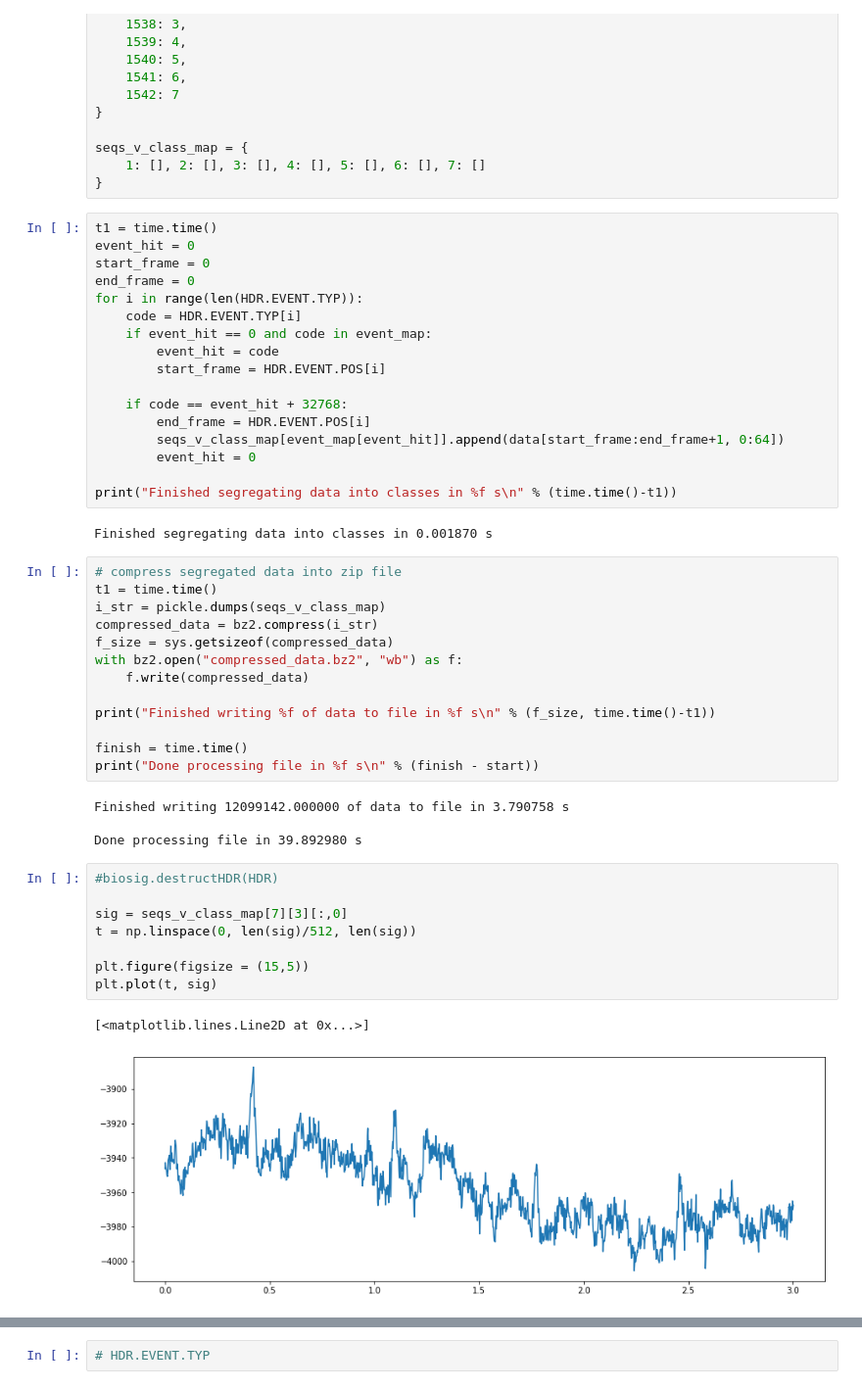
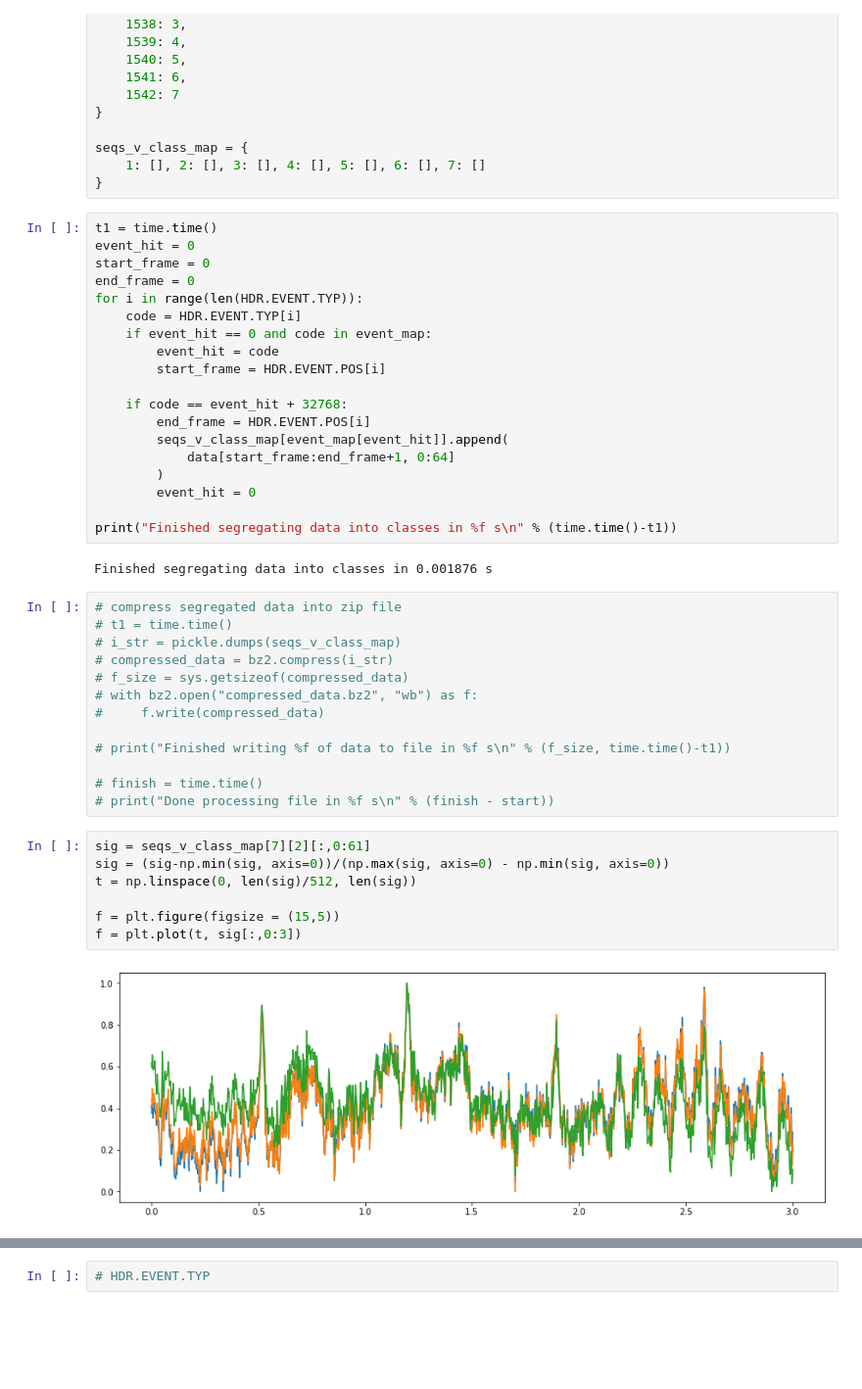
Before and after one commit to ductai199x/eeg-deeplearning, a Jupyter notebook: data_extraction/src/notebooks/test_biosig.ipynb, the cells around one changed output, grey strips where cells are left out. Shown at 98% size. Cells and saved outputs as stored; diff of their text form; blank space fills up the shorter version.

Commit message:
update data extract and create db

```diff
--- a/data_extraction/src/notebooks/test_biosig.ipynb
+++ b/data_extraction/src/notebooks/test_biosig.ipynb
@@ -67,37 +69,33 @@ for i in range(len(HDR.EVENT.TYP)):
 
     if code == event_hit + 32768:
         end_frame = HDR.EVENT.POS[i]
-        seqs_v_class_map[event_map[event_hit]].append(data[start_frame:end_frame+1, 0:64])
+        seqs_v_class_map[event_map[event_hit]].append(
+            data[start_frame:end_frame+1, 0:64]
+        )
         event_hit = 0
 
 print("Finished segregating data into classes in %f s\n" % (time.time()-t1))
 # %% [output]
-Finished segregating data into classes in 0.001870 s
+Finished segregating data into classes in 0.001876 s
 # %%
 # compress segregated data into zip file
-t1 = time.time()
-i_str = pickle.dumps(seqs_v_class_map)
-compressed_data = bz2.compress(i_str)
-f_size = sys.getsizeof(compressed_data)
-with bz2.open("compressed_data.bz2", "wb") as f:
-    f.write(compressed_data)
+# t1 = time.time()
+# i_str = pickle.dumps(seqs_v_class_map)
+# compressed_data = bz2.compress(i_str)
+# f_size = sys.getsizeof(compressed_data)
+# with bz2.open("compressed_data.bz2", "wb") as f:
+#     f.write(compressed_data)
 
-print("Finished writing %f of data to file in %f s\n" % (f_size, time.time()-t1))
+# print("Finished writing %f of data to file in %f s\n" % (f_size, time.time()-t1))
 
-finish = time.time()
-print("Done processing file in %f s\n" % (finish - start))
+# finish = time.time()
+# print("Done processing file in %f s\n" % (finish - start))
-# %% [output]
-Finished writing 12099142.000000 of data to file in 3.790758 s
-
-Done processing file in 39.892980 s
 # %%
-#biosig.destructHDR(HDR)
-
-sig = seqs_v_class_map[7][3][:,0]
+sig = seqs_v_class_map[7][2][:,0:61]
+sig = (sig-np.min(sig, axis=0))/(np.max(sig, axis=0) - np.min(sig, axis=0))
 t = np.linspace(0, len(sig)/512, len(sig))
 
-plt.figure(figsize = (15,5))
-plt.plot(t, sig)
+f = plt.figure(figsize = (15,5))
+f = plt.plot(t, sig[:,0:3])
 # %% [output]
-[<matplotlib.lines.Line2D at 0x...>]
-[figure, old version]
+[figure, new version]
```
Also changed, not shown: parts of 9 cells of this notebook, 5 other files.
